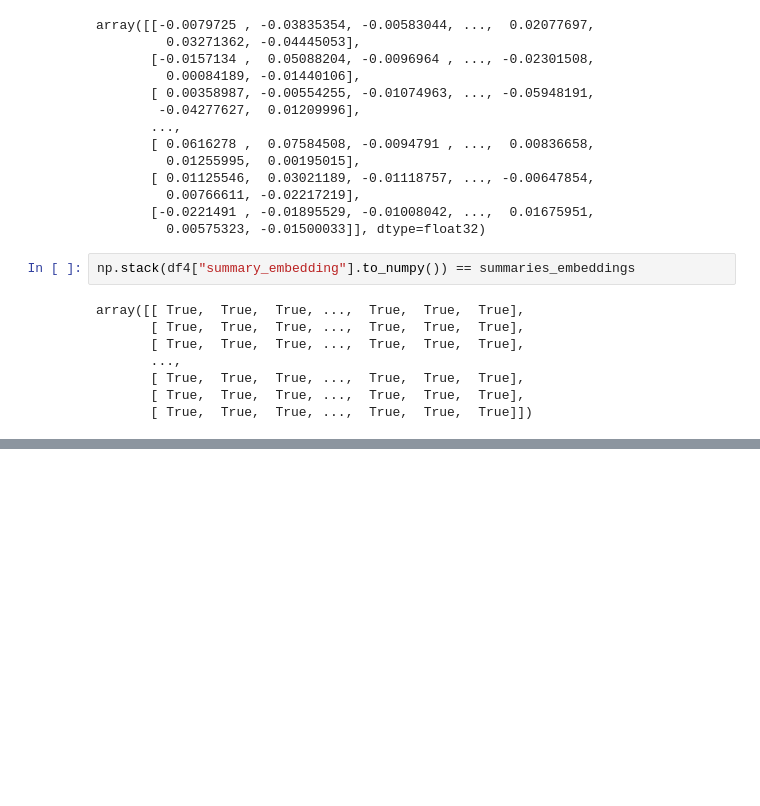
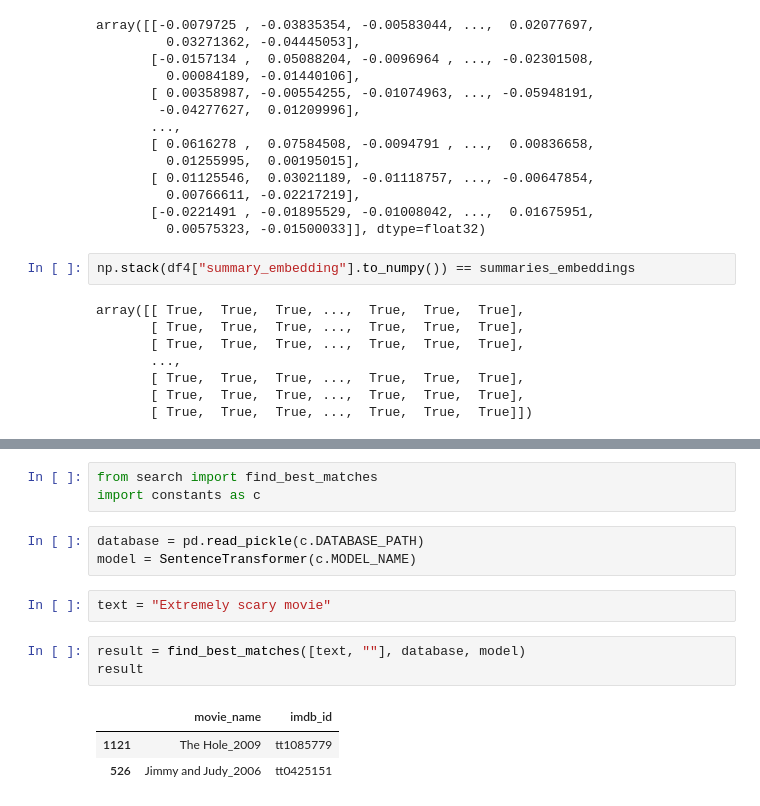
Before and after one commit to Jakebobs/MoWie, a Jupyter notebook: ml/src/searchtest.ipynb, the cells around one changed output, grey strips where cells are left out. Drawn from its saved outputs; the diff is of its cells as text; blank space fills up the shorter version.

```diff
--- a/ml/src/searchtest.ipynb
+++ b/ml/src/searchtest.ipynb
@@ -342,3 +342,18 @@ df4.loc[df4["movie_name"] == "Jimmy and Judy_2006"]
 # %% [output]
 |  | movie_name | imdb_id | script | summary | summary_embedding |
 | 526 | Jimmy and Judy_2006 | tt0425151 | <script>\n <scene>\n <stage_direc... | A teenage outcast road movie, Jim... | [0.053927932, -0.053552493, -0.01... |
+# %%
+from search import find_best_matches
+import constants as c
+# %%
+database = pd.read_pickle(c.DATABASE_PATH)
+model = SentenceTransformer(c.MODEL_NAME)
+# %%
+text = "Extremely scary movie"
+# %%
+result = find_best_matches([text, ""], database, model)
+result
+# %% [output]
+|  | movie_name | imdb_id |
+| 1121 | The Hole_2009 | tt1085779 |
+| 526 | Jimmy and Judy_2006 | tt0425151 |
```
Also changed, not shown: parts of 2 cells of this notebook, 3 other files.
